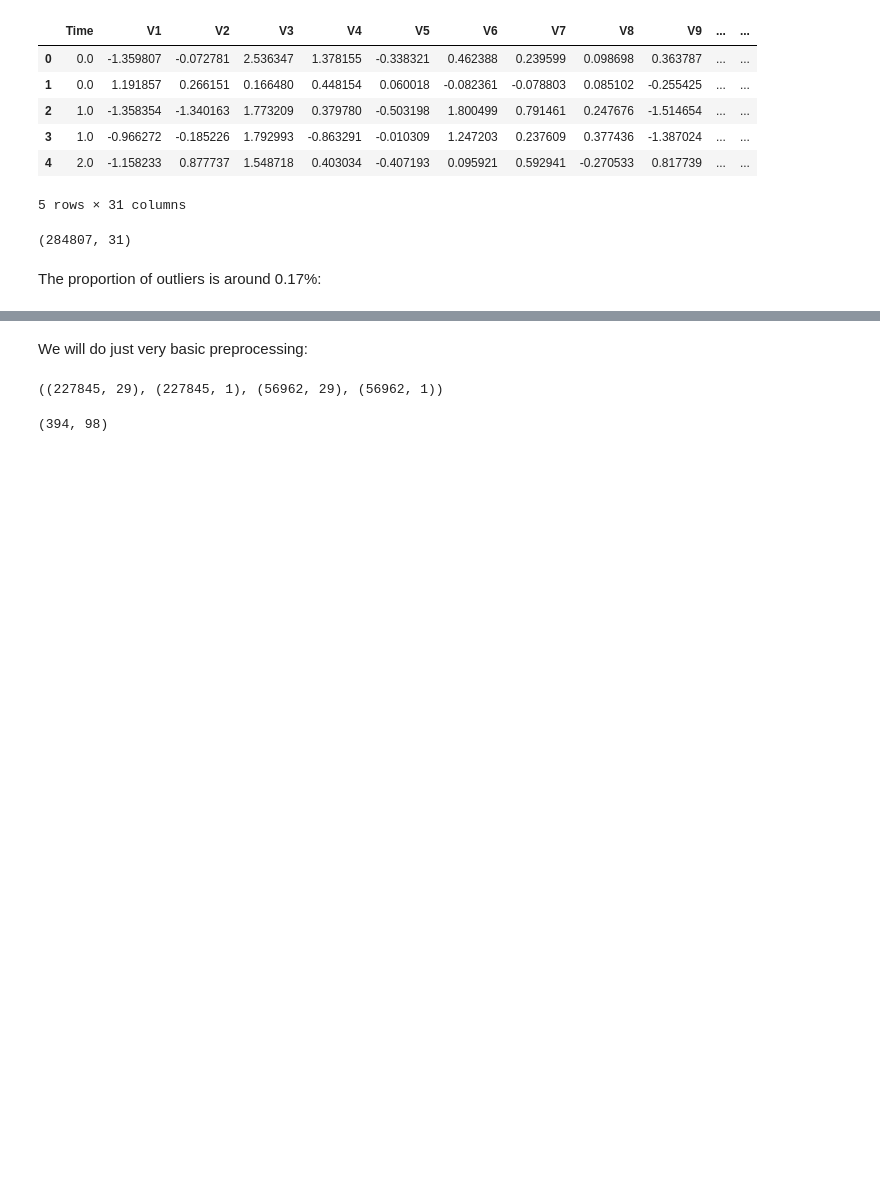
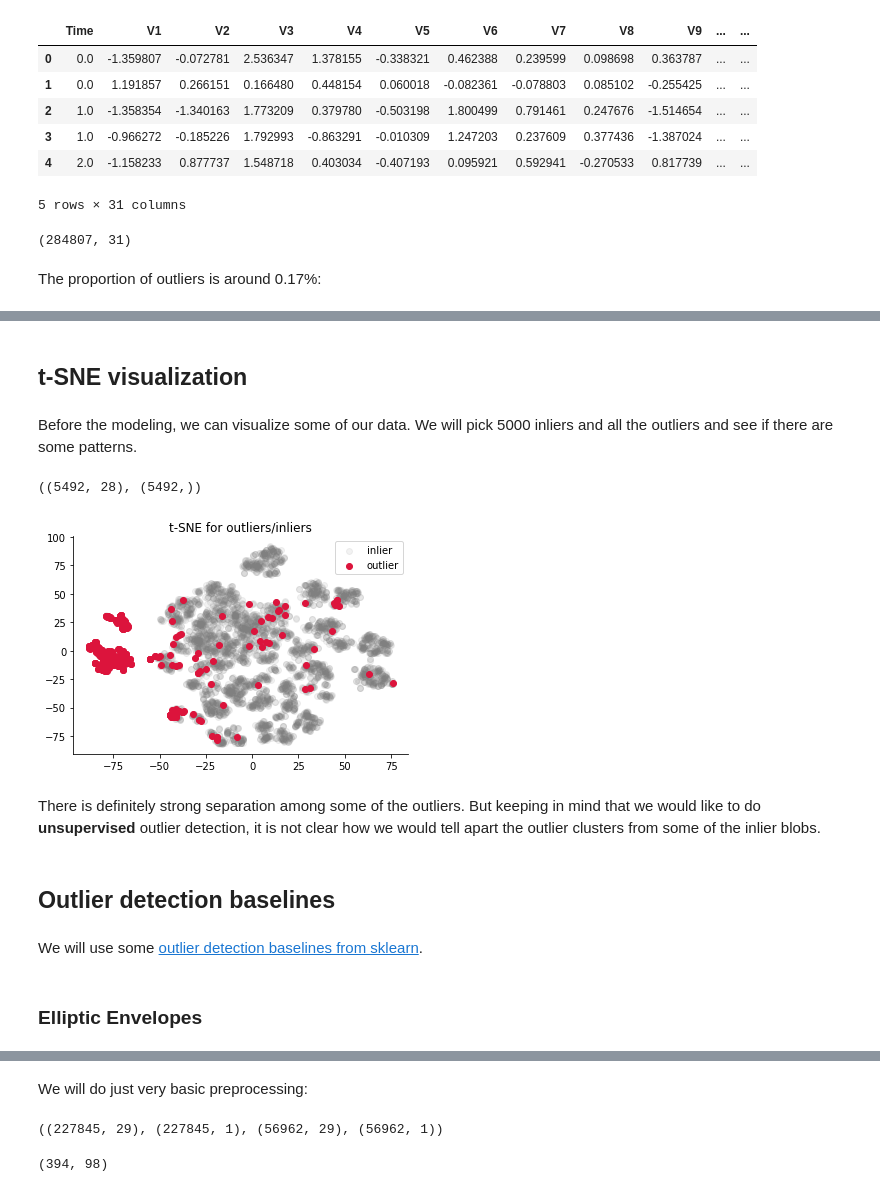
Before and after one commit to danieltsoukup/autoencoders, a Jupyter notebook: outlier_detection_with_autoencoders.ipynb, the cells around one changed output, grey strips where cells are left out. Cells and saved outputs as stored; diff of their text form; code cells hidden in the pictures; blank space fills up the shorter version.

```diff
--- a/outlier_detection_with_autoencoders.ipynb
+++ b/outlier_detection_with_autoencoders.ipynb
@@ -248,0 +144,37 @@ plt.show()
+# %% [markdown]
+## t-SNE visualization
+# %% [markdown]
+Before the modeling, we can visualize some of our data. We will pick 5000 inliers and all the outliers and see if there are some patterns.
+# %%
+inlier_sample = data.loc[data.Class == 0, feature_cols].sample(5000).values
+outliers = data.loc[data.Class == 1, feature_cols].values
+
+vis_data = np.concatenate([inlier_sample, outliers], axis=0)
+vis_labels = np.concatenate([np.zeros((inlier_sample.shape[0],)), np.ones((outliers.shape[0],))])
+vis_data.shape, vis_labels.shape
+# %% [output]
+((5492, 28), (5492,))
+# %%
+from sklearn.manifold import TSNE
+
+tsne = TSNE(n_components=2)
+tsne_data = tsne.fit_transform(vis_data)
+# %%
+plt.figure()
+plt.scatter(tsne_data[vis_labels == 0, 0],
+            tsne_data[vis_labels == 0, 1], c="grey", alpha=0.1, label="inlier")
+plt.scatter(tsne_data[vis_labels == 1, 0],
+            tsne_data[vis_labels == 1, 1], c="crimson", alpha=1, label="outlier")
+plt.legend()
+sns.despine()
+plt.title("t-SNE for outliers/inliers")
+plt.savefig("tsne_wordline.png")
+plt.show()
+# %% [output]
+[figure, added]
+# %% [markdown]
+There is definitely strong separation among some of the outliers. But keeping in mind that we would like to do **unsupervised** outlier detection, it is not clear how we would tell apart the outlier clusters from some of the inlier blobs.
+# %% [markdown]
+## Outlier detection baselines
+# %% [markdown]
+We will use some [outlier detection baselines from sklearn](https://scikit-learn.org/stable/auto_examples/miscellaneous/plot_anomaly_comparison.html#sphx-glr-auto-examples-miscellaneous-plot-anomaly-comparison-py).
@@ -248,0 +184,2 @@ plt.show()
+# %% [markdown]
+### Elliptic Envelopes
```
Also changed, not shown: parts of 145 cells of this notebook, 3 other files.
